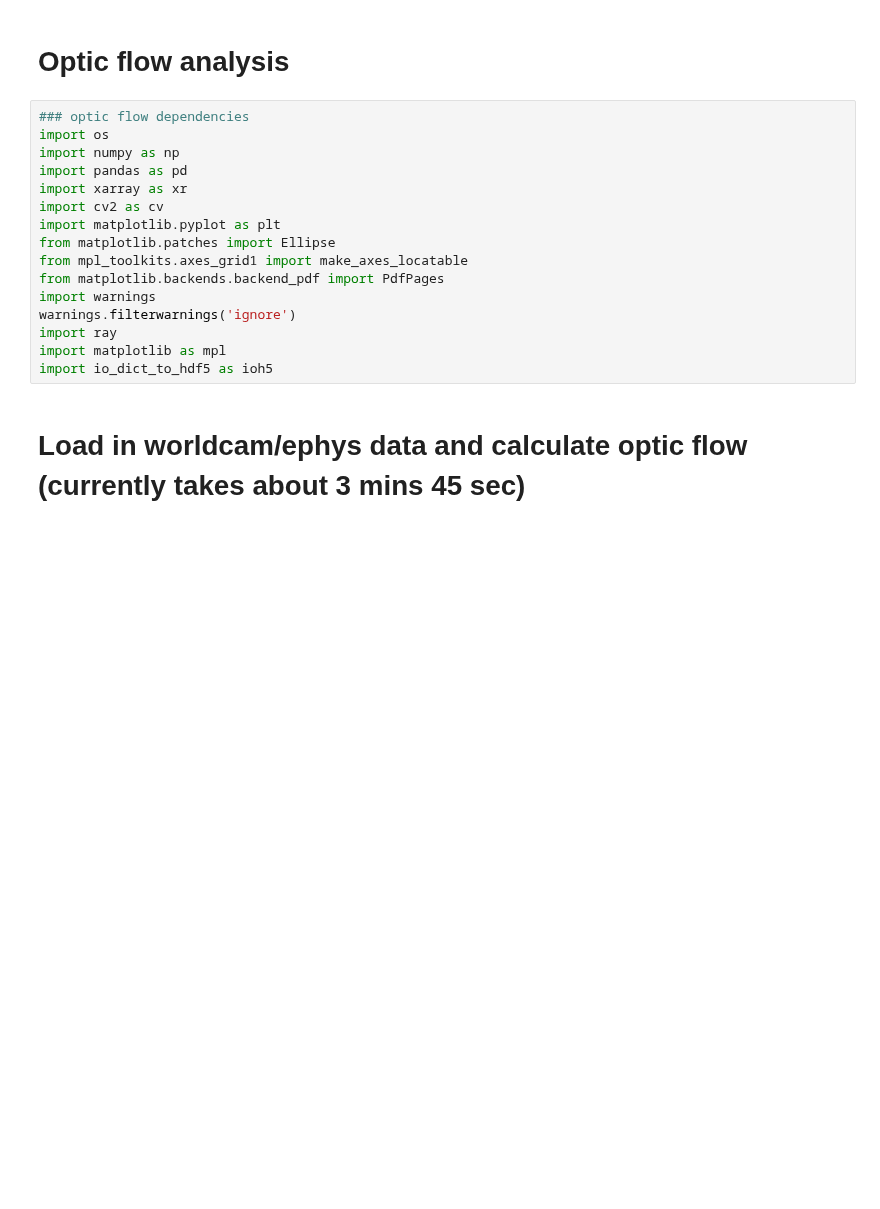
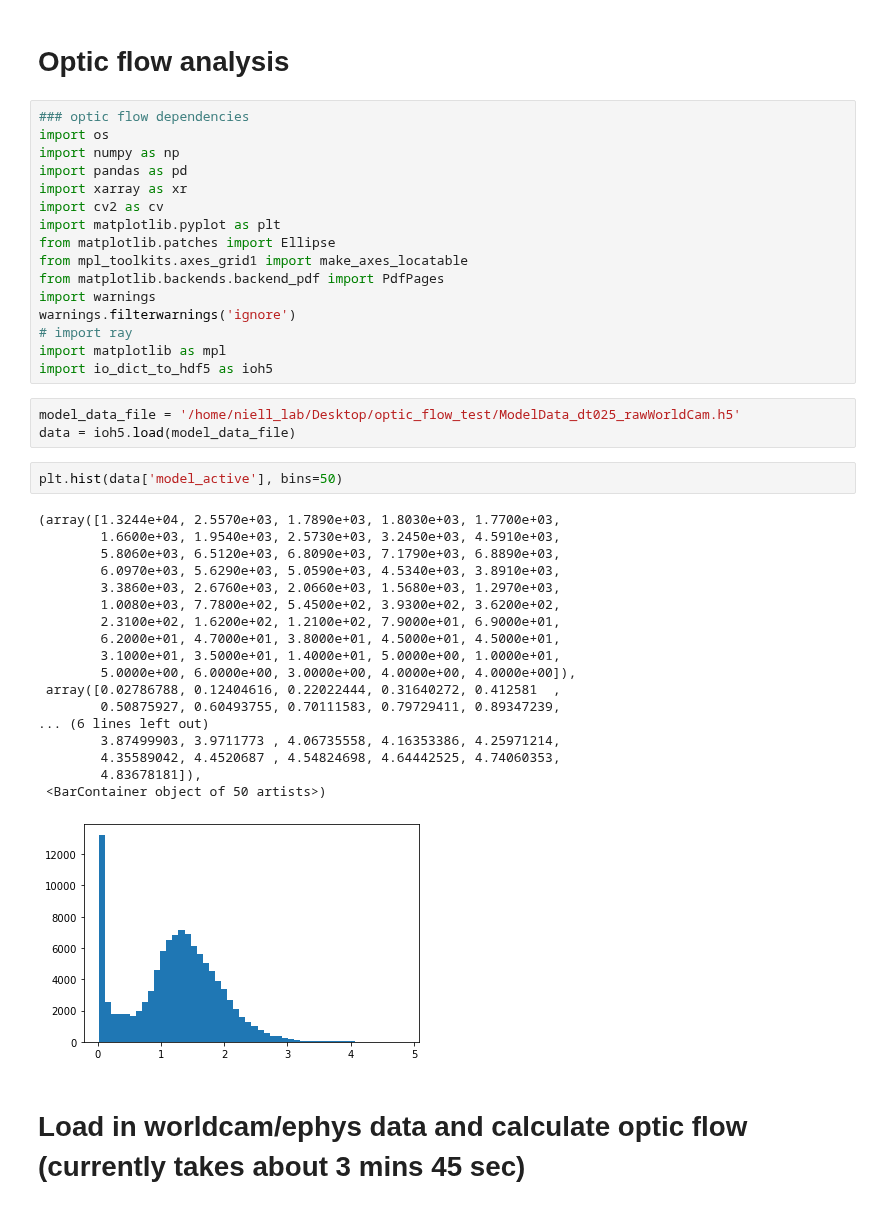
Before and after one commit to nielllab/FreelyMovingEphys, a Jupyter notebook: project_analysis/ephys/phil_group_ephys_analysis.ipynb, the cells around one changed output. Saved outputs shown, nothing was run; the diff lists cells and outputs as text; blank space fills up the shorter version.

```diff
--- a/project_analysis/ephys/phil_group_ephys_analysis.ipynb
+++ b/project_analysis/ephys/phil_group_ephys_analysis.ipynb
@@ -13,8 +13,32 @@ from mpl_toolkits.axes_grid1 import make_axes_locatable
 from matplotlib.backends.backend_pdf import PdfPages
 import warnings
 warnings.filterwarnings('ignore')
-import ray
+# import ray
 import matplotlib as mpl
 import io_dict_to_hdf5 as ioh5
+# %%
+model_data_file = '/home/niell_lab/Desktop/optic_flow_test/ModelData_dt025_rawWorldCam.h5'
+data = ioh5.load(model_data_file)
+# %%
+plt.hist(data['model_active'], bins=50)
+# %% [output]
+(array([1.3244e+04, 2.5570e+03, 1.7890e+03, 1.8030e+03, 1.7700e+03,
+        1.6600e+03, 1.9540e+03, 2.5730e+03, 3.2450e+03, 4.5910e+03,
+        5.8060e+03, 6.5120e+03, 6.8090e+03, 7.1790e+03, 6.8890e+03,
+        6.0970e+03, 5.6290e+03, 5.0590e+03, 4.5340e+03, 3.8910e+03,
+        3.3860e+03, 2.6760e+03, 2.0660e+03, 1.5680e+03, 1.2970e+03,
+        1.0080e+03, 7.7800e+02, 5.4500e+02, 3.9300e+02, 3.6200e+02,
+        2.3100e+02, 1.6200e+02, 1.2100e+02, 7.9000e+01, 6.9000e+01,
+        6.2000e+01, 4.7000e+01, 3.8000e+01, 4.5000e+01, 4.5000e+01,
+        3.1000e+01, 3.5000e+01, 1.4000e+01, 5.0000e+00, 1.0000e+01,
+        5.0000e+00, 6.0000e+00, 3.0000e+00, 4.0000e+00, 4.0000e+00]),
+ array([0.02786788, 0.12404616, 0.22022444, 0.31640272, 0.412581  ,
+        0.50875927, 0.60493755, 0.70111583, 0.79729411, 0.89347239,
+... (6 lines left out)
+        3.87499903, 3.9711773 , 4.06735558, 4.16353386, 4.25971214,
+        4.35589042, 4.4520687 , 4.54824698, 4.64442525, 4.74060353,
+        4.83678181]),
+ <BarContainer object of 50 artists>)
+[figure, added]
 # %% [markdown]
 # Load in worldcam/ephys data and calculate optic flow (currently takes about 3 mins 45 sec)
```
Also changed, not shown: parts of 7 cells of this notebook.
